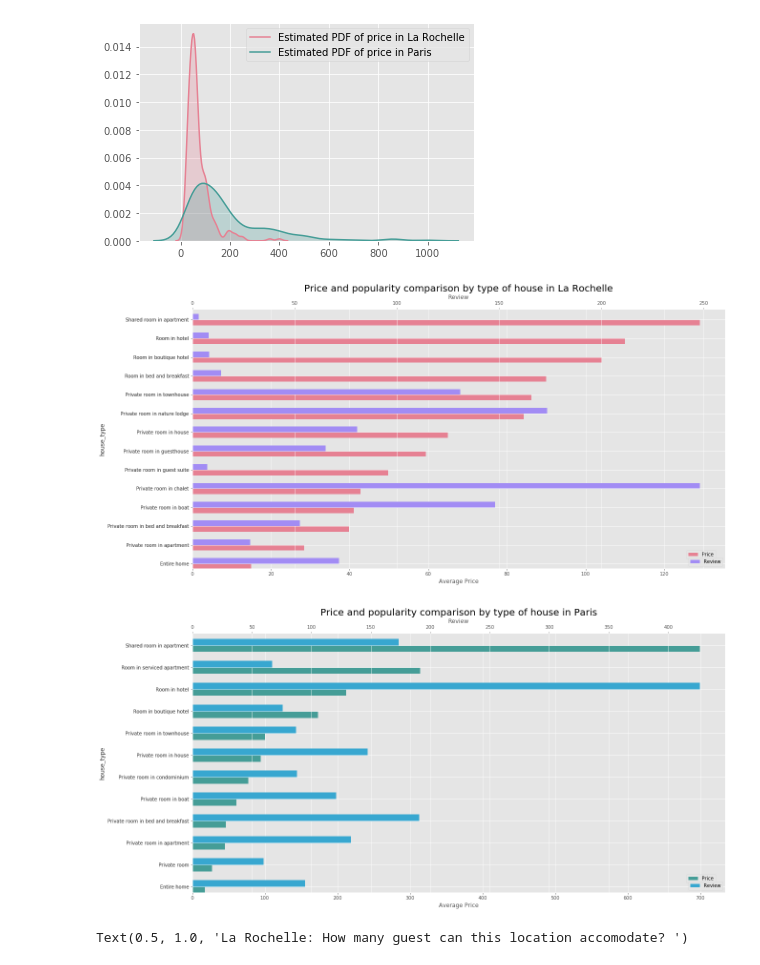
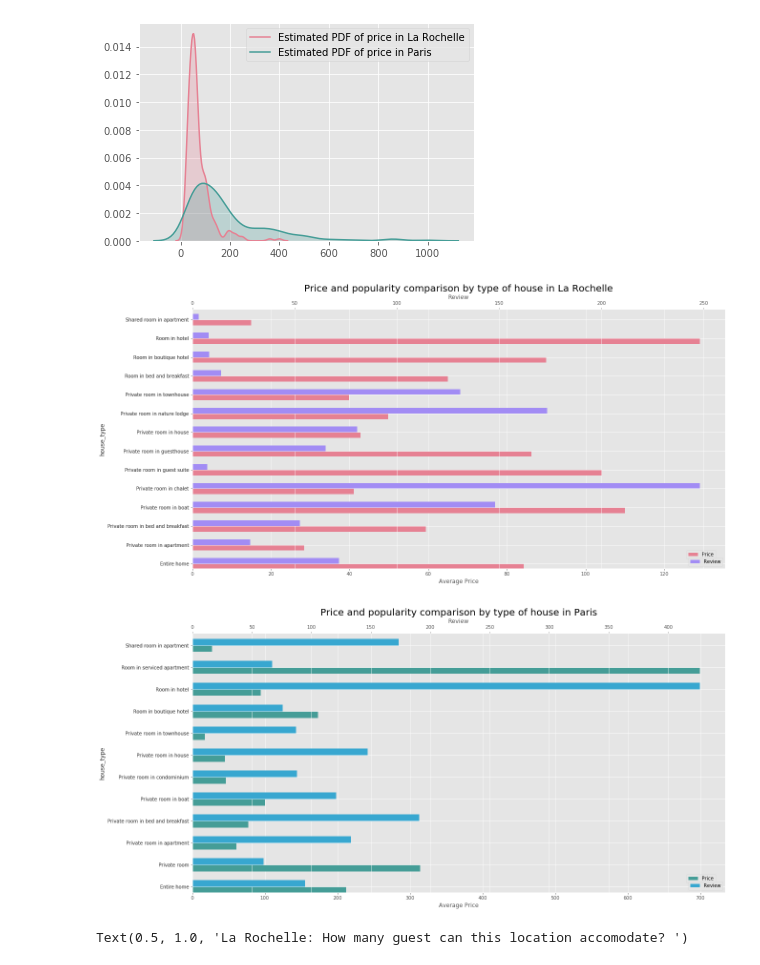
Before and after one commit to tnp1606/ISE, a Jupyter notebook: Data analysis/AirBnB-data-analysis.ipynb, the cells around one changed output. Cells and saved outputs as stored; diff of their text form; code cells hidden in the pictures.

```diff
--- a/Data analysis/AirBnB-data-analysis.ipynb
+++ b/Data analysis/AirBnB-data-analysis.ipynb
@@ -67,33 +71,39 @@ sns.kdeplot(airdf[airdf.city == 'Paris'].price, shade=True, color = "#459D97", l
 # %%
 # Plot Price and popularity comparison by type of House in Manhattan
 priceLaR = airdf[airdf.city == 'LaRochelle'].groupby('house_type')['price'].mean()
 reviewLaR = airdf[airdf.city == 'LaRochelle'].groupby('house_type')['no_of_ratings'].mean()
+
+#print(priceLaR)
+#print(reviewLaR)
 
 fig = plt.figure() # Create matplotlib figure
 fig.set_size_inches(20, 10)
 
 ax = fig.add_subplot(111) # Create matplotlib axes
 ax2 = ax.twiny() # Create another axes that shares the same y-axis as ay.
 
 width = 0.3
 
-p1 = priceLaR.sort_values(ascending=True).plot(kind='barh', color = "#E68193", ax=ax, width=width, position =1, legend = True,label = 'Price')
+p1 = priceLaR.plot(kind='barh', color = "#E68193", ax=ax, width=width, position =1, legend = True,label = 'Price')
 p2 = reviewLaR.plot(kind='barh', color = "#A28CF4", ax=ax2, width=width, position=0,legend = True,label = 'Review')
 
 
 ax.set_xlabel('Average Price')
 ax2.set_xlabel('Review')
 #plt.ylabel('House Type')
 plt.title('Price and popularity comparison by type of house in La Rochelle', fontsize=20)
 ax2.legend(loc = 'lower right')
 ax.legend(loc = 'lower right', borderaxespad = 2)
 plt.show()
 # %% [output]
-[figure, old version]
+[figure, new version]
 # %%
 # Plot Price and popularity comparison by type of House in Manhattan
 priceParis = airdf[airdf.city == 'Paris'].groupby('house_type')['price'].mean()
 reviewParis = airdf[airdf.city == 'Paris'].groupby('house_type')['no_of_ratings'].mean()
+
+#print(priceParis)
+#print(reviewParis)
 
 fig = plt.figure() # Create matplotlib figure
 fig.set_size_inches(20, 10)
@@ -103,7 +113,7 @@ ax2 = ax.twiny() # Create another axes that shares the same y-axis as ay.
 
 width = 0.3
 
-p1 = priceParis.sort_values(ascending=True).plot(kind='barh', color = "#459D97", ax=ax, width=width, position =1, legend = True,label = 'Price')
+p1 = priceParis.plot(kind='barh', color = "#459D97", ax=ax, width=width, position =1, legend = True,label = 'Price')
 p2 = reviewParis.plot(kind='barh', color = "#38A7D0", ax=ax2, width=width, position=0,legend = True,label = 'Review')
 
 
@@ -115,7 +125,7 @@ ax2.legend(loc = 'lower right')
 ax.legend(loc = 'lower right', borderaxespad = 2)
 plt.show()
 # %% [output]
-[figure, old version]
+[figure, new version]
 # %%
 # type analysis in La Rochelle by house size
 
```
Also changed, not shown: parts of 6 cells of this notebook.
